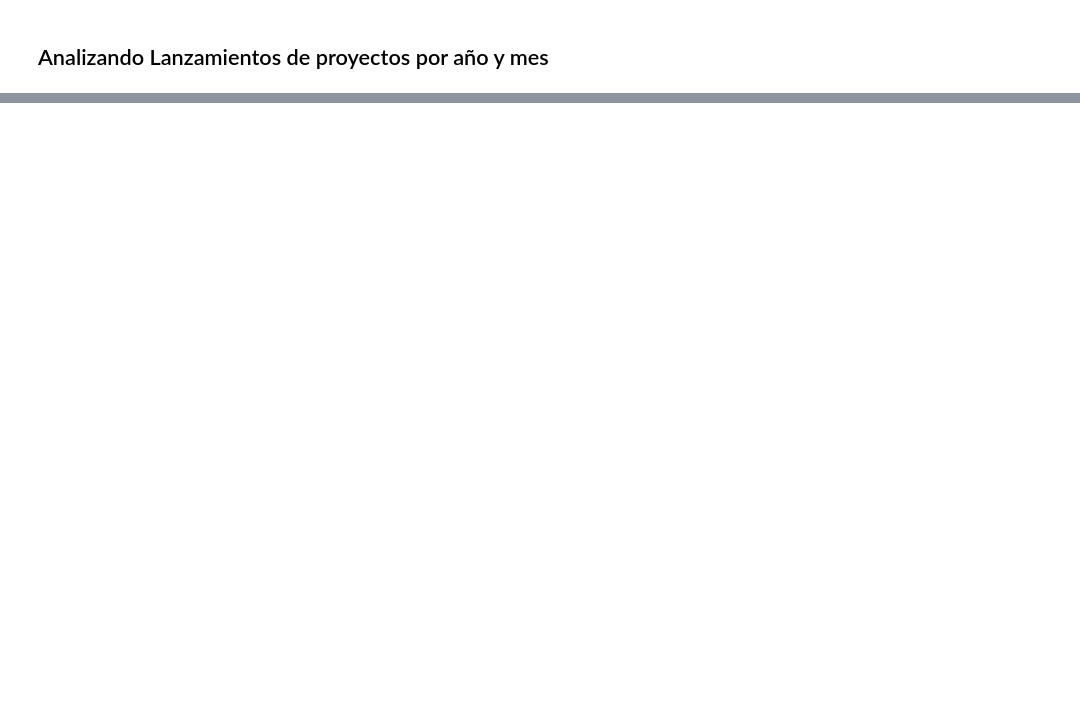
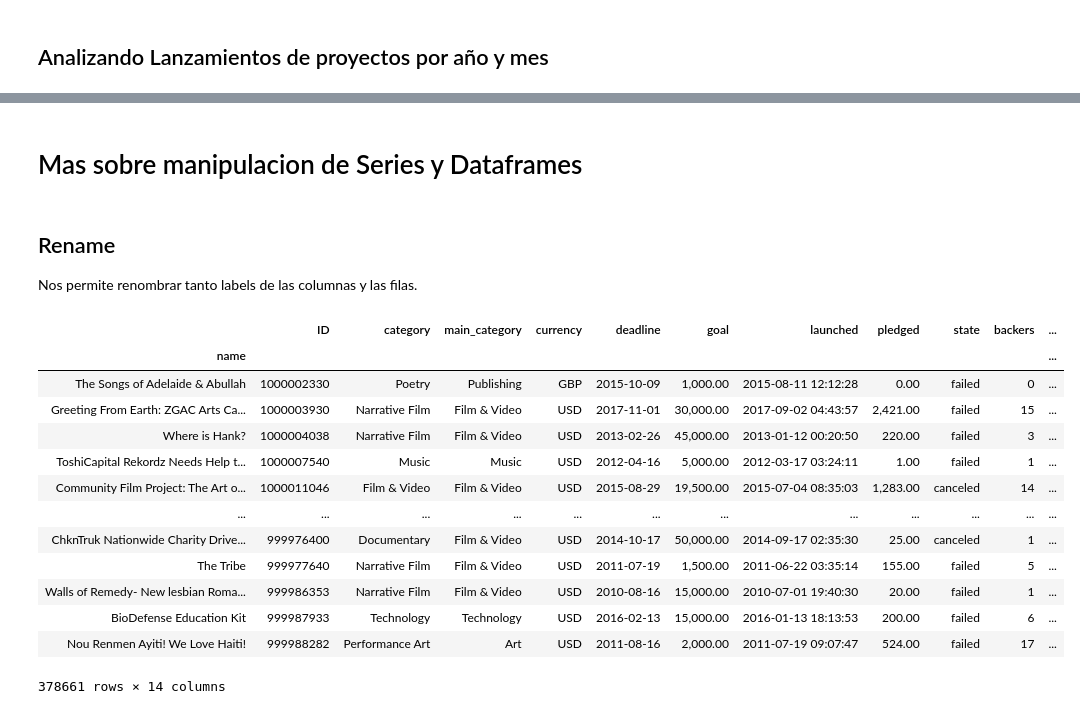
Before and after one commit to idontdomath/datos-exploratory-data-analysis, a Jupyter notebook: 2019-02/02-kickstarter-projects.ipynb, the cells around one changed output, grey strips where cells are left out. Cells and saved outputs as stored; diff of their text form; code cells hidden in the pictures; blank space fills up the shorter version.

```diff
--- a/2019-02/02-kickstarter-projects.ipynb
+++ b/2019-02/02-kickstarter-projects.ipynb
@@ -1405,0 +1886,26 @@ g.set_ylabel("Año de Lanzamiento del Proyecto", fontsize=18)
+# %% [markdown]
+# Mas sobre manipulacion de Series y Dataframes
+# %% [markdown]
+## Rename
+
+Nos permite renombrar tanto labels de las columnas y las filas.
+# %%
+renamed_projects = pd.read_csv('../data/kickstarter-projects/ks-projects-201801.csv')
+renamed_projects.set_index('name', inplace=True)
+# %%
+renamed_projects
+# %% [output]
+|  | ID | category | main_category | currency | deadline | goal | launched | pledged | state | backers | ... |
+| name |  |  |  |  |  |  |  |  |  |  | ... |
+| The Songs of Adelaide & Abullah | 1000002330 | Poetry | Publishing | GBP | 2015-10-09 | 1,000.00 | 2015-08-11 12:12:28 | 0.00 | failed | 0 | ... |
+| Greeting From Earth: ZGAC Arts Ca... | 1000003930 | Narrative Film | Film & Video | USD | 2017-11-01 | 30,000.00 | 2017-09-02 04:43:57 | 2,421.00 | failed | 15 | ... |
+| Where is Hank? | 1000004038 | Narrative Film | Film & Video | USD | 2013-02-26 | 45,000.00 | 2013-01-12 00:20:50 | 220.00 | failed | 3 | ... |
+| ToshiCapital Rekordz Needs Help t... | 1000007540 | Music | Music | USD | 2012-04-16 | 5,000.00 | 2012-03-17 03:24:11 | 1.00 | failed | 1 | ... |
+| Community Film Project: The Art o... | 1000011046 | Film & Video | Film & Video | USD | 2015-08-29 | 19,500.00 | 2015-07-04 08:35:03 | 1,283.00 | canceled | 14 | ... |
+| ... | ... | ... | ... | ... | ... | ... | ... | ... | ... | ... | ... |
+| ChknTruk Nationwide Charity Drive... | 999976400 | Documentary | Film & Video | USD | 2014-10-17 | 50,000.00 | 2014-09-17 02:35:30 | 25.00 | canceled | 1 | ... |
+| The Tribe | 999977640 | Narrative Film | Film & Video | USD | 2011-07-19 | 1,500.00 | 2011-06-22 03:35:14 | 155.00 | failed | 5 | ... |
+| Walls of Remedy- New lesbian Roma... | 999986353 | Narrative Film | Film & Video | USD | 2010-08-16 | 15,000.00 | 2010-07-01 19:40:30 | 20.00 | failed | 1 | ... |
+| BioDefense Education Kit | 999987933 | Technology | Technology | USD | 2016-02-13 | 15,000.00 | 2016-01-13 18:13:53 | 200.00 | failed | 6 | ... |
+| Nou Renmen Ayiti! We Love Haiti! | 999988282 | Performance Art | Art | USD | 2011-08-16 | 2,000.00 | 2011-07-19 09:07:47 | 524.00 | failed | 17 | ... |
+378661 rows × 14 columns
```
Also changed, not shown: parts of 109 cells of this notebook, 3 other files.
